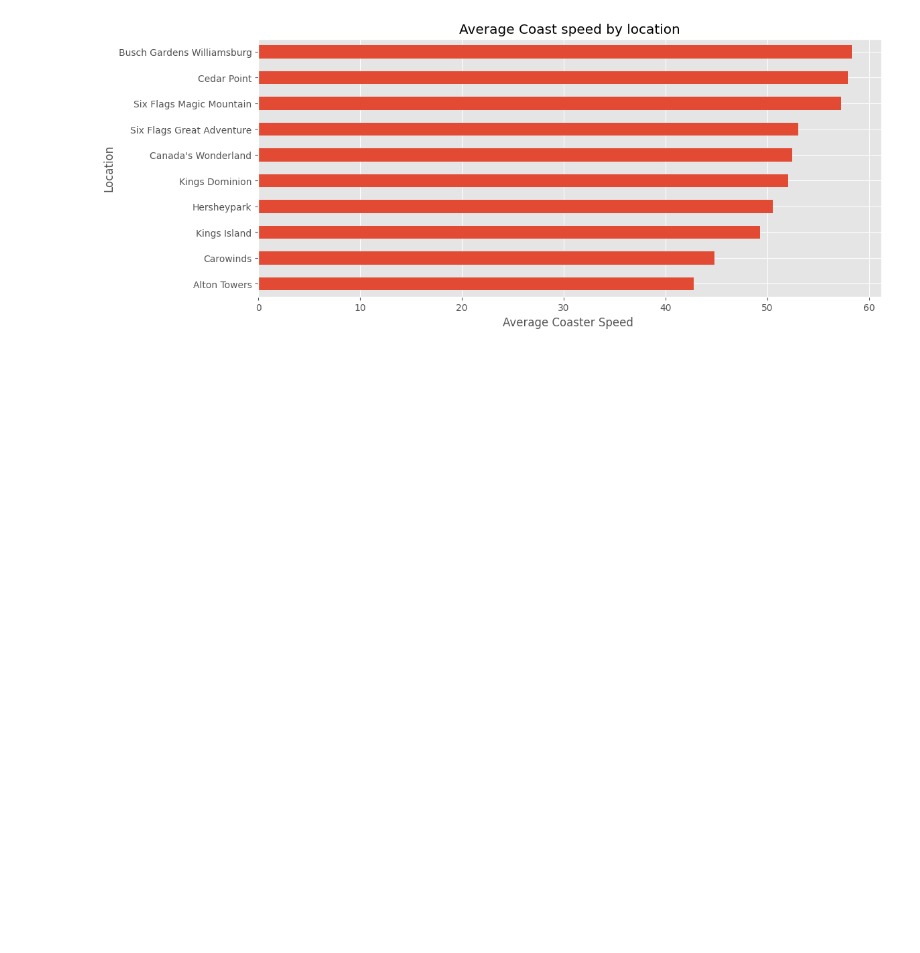
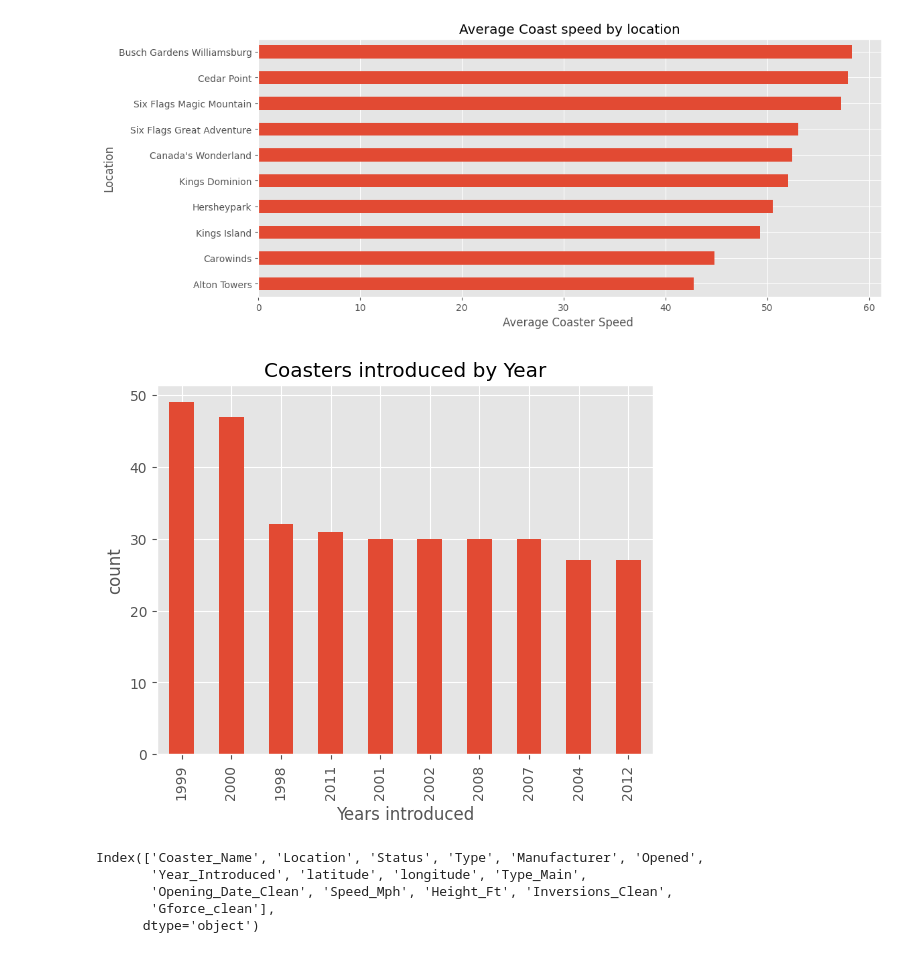
Before and after one commit to HamseMoismaila/Exploratory-Data-Analysis, a Jupyter notebook: notebooks/eda.ipynb, the cells around one changed output. Saved outputs shown, nothing was run; the diff lists cells and outputs as text; code cells hidden in the pictures; blank space fills up the shorter version.

```diff
--- a/notebooks/eda.ipynb
+++ b/notebooks/eda.ipynb
@@ -390,3 +390,21 @@ ax.set_xlabel('Average Coaster Speed ')
 plt.show()
 # %% [output]
 [figure]
+# %%
+ax = df['Year_Introduced'].value_counts().head(10).plot(kind='bar', title="Coasters introduced by Year")
+
+
+ax.set_xlabel("Years introduced")
+ax.set_ylabel("count")
+
+plt.show()
+# %% [output]
+[figure, added]
+# %%
+df.columns
+# %% [output]
+Index(['Coaster_Name', 'Location', 'Status', 'Type', 'Manufacturer', 'Opened',
+       'Year_Introduced', 'latitude', 'longitude', 'Type_Main',
+       'Opening_Date_Clean', 'Speed_Mph', 'Height_Ft', 'Inversions_Clean',
+       'Gforce_clean'],
+      dtype='object')
```
Also changed, not shown: parts of 9 cells of this notebook.
